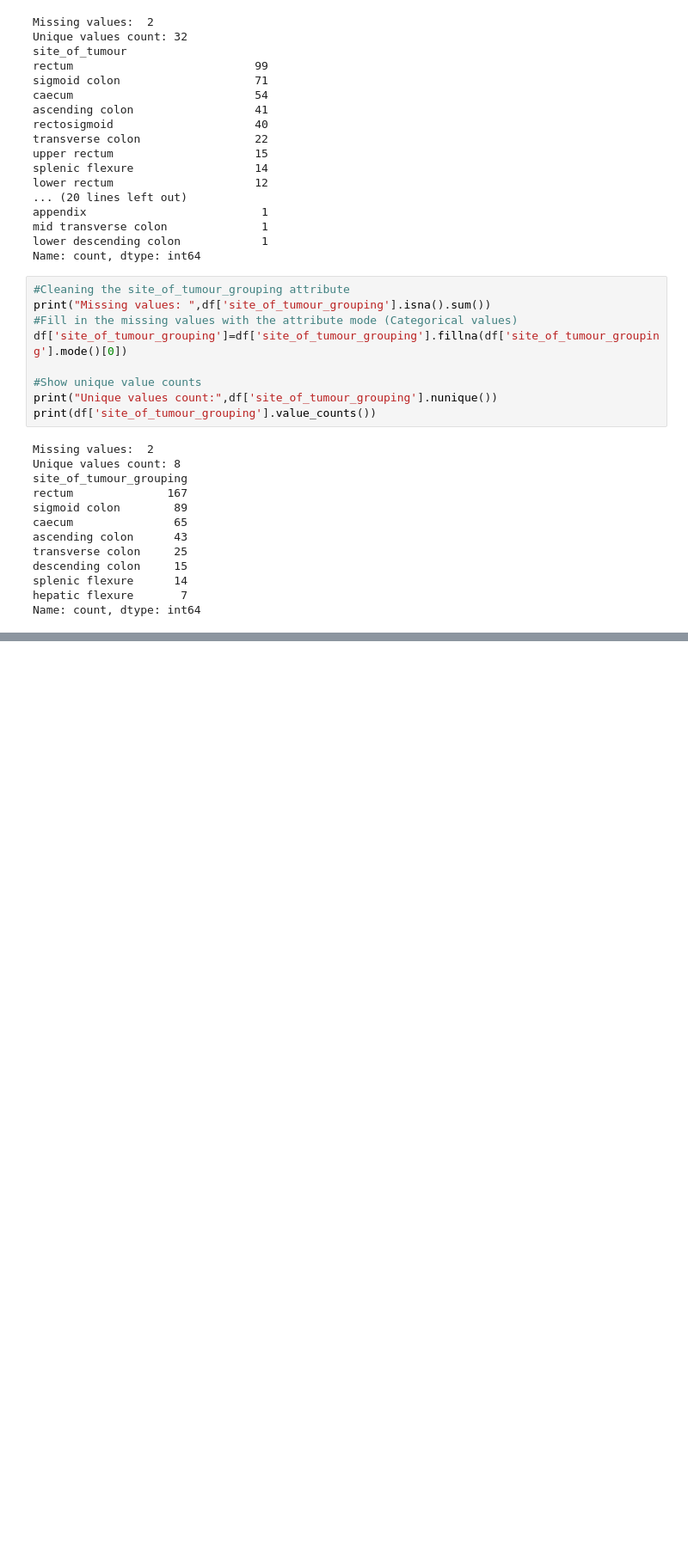
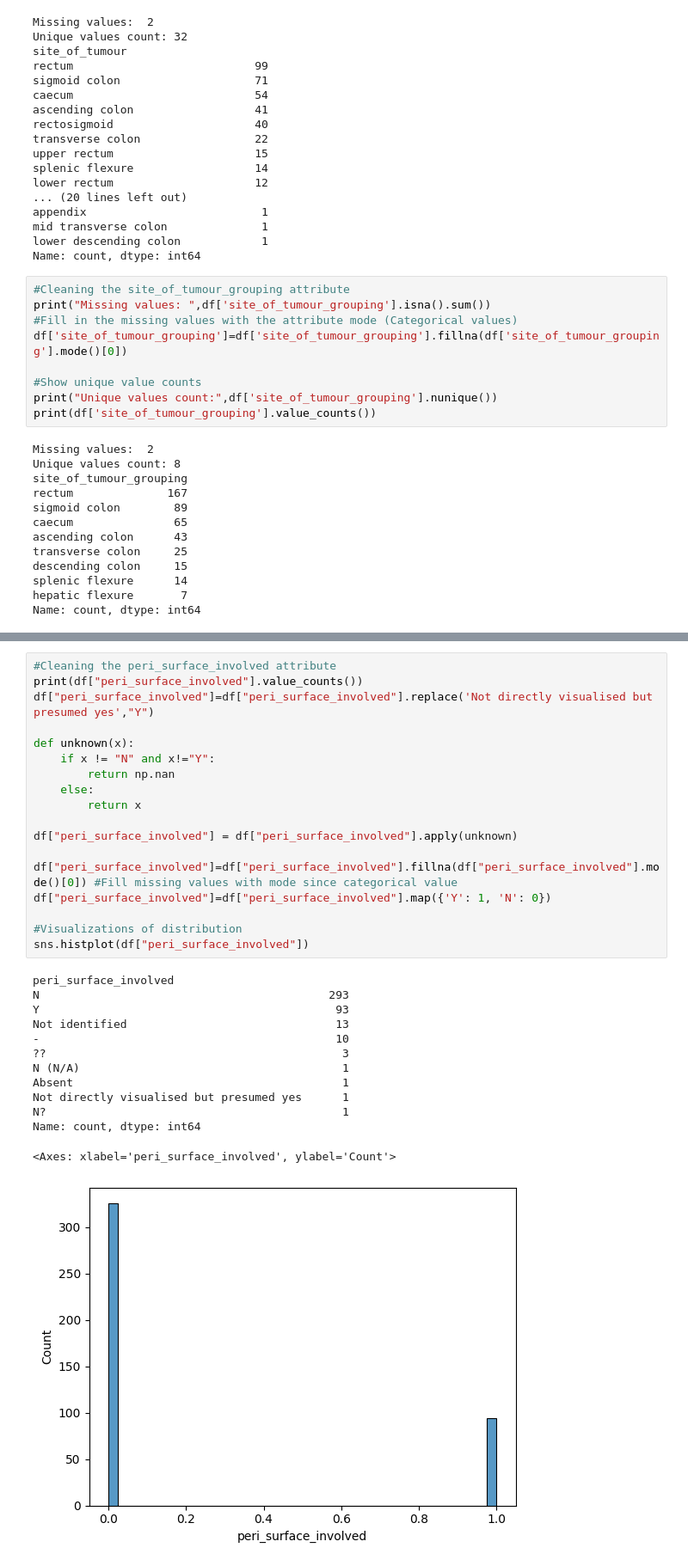
Before and after one commit to taming3joy/AIC-201, a Jupyter notebook: Taming AIC-201 Neural Network.ipynb, the cells around one changed output, grey strips where cells are left out. Shown at 86% size. Cells and saved outputs as stored; diff of their text form; blank space fills up the shorter version.

```diff
--- a/Taming AIC-201 Neural Network.ipynb
+++ b/Taming AIC-201 Neural Network.ipynb
@@ -199,0 +373,32 @@ Name: count, dtype: int64
+# %%
+#Cleaning the peri_surface_involved attribute
+print(df["peri_surface_involved"].value_counts())
+df["peri_surface_involved"]=df["peri_surface_involved"].replace('Not directly visualised but presumed yes',"Y")
+
+def unknown(x):
+    if x != "N" and x!="Y":
+        return np.nan
+    else:
+        return x
+
+df["peri_surface_involved"] = df["peri_surface_involved"].apply(unknown)
+
+df["peri_surface_involved"]=df["peri_surface_involved"].fillna(df["peri_surface_involved"].mode()[0]) #Fill missing values with mode since categorical value
+df["peri_surface_involved"]=df["peri_surface_involved"].map({'Y': 1, 'N': 0})
+
+#Visualizations of distribution
+sns.histplot(df["peri_surface_involved"])
+# %% [output]
+peri_surface_involved
+N                                           293
+Y                                            93
+Not identified                               13
+-                                            10
+??                                            3
+N (N/A)                                       1
+Absent                                        1
+Not directly visualised but presumed yes      1
+N?                                            1
+Name: count, dtype: int64
+<Axes: xlabel='peri_surface_involved', ylabel='Count'>
+[figure, added]
```
Also changed, not shown: parts of 14 cells of this notebook.
